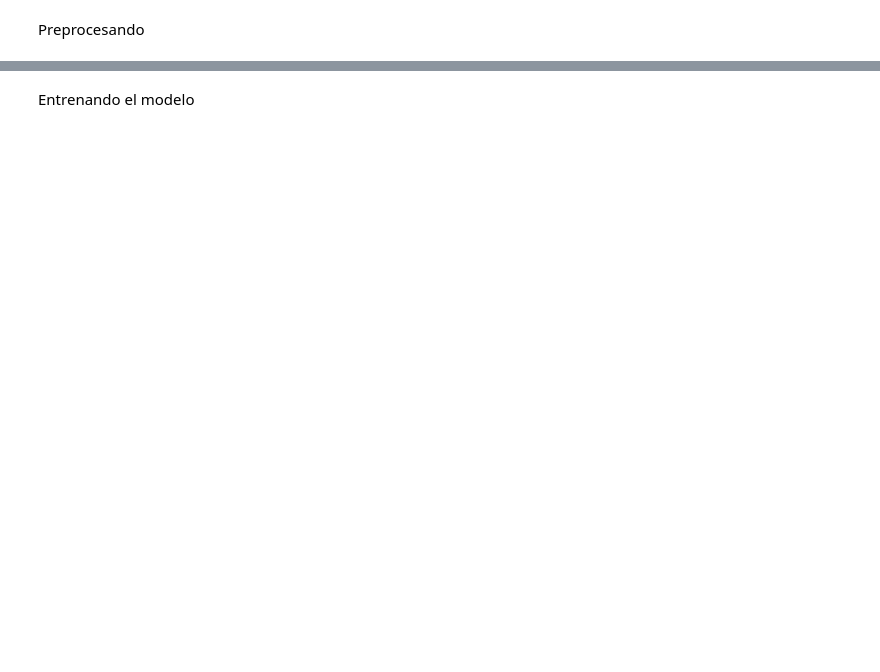
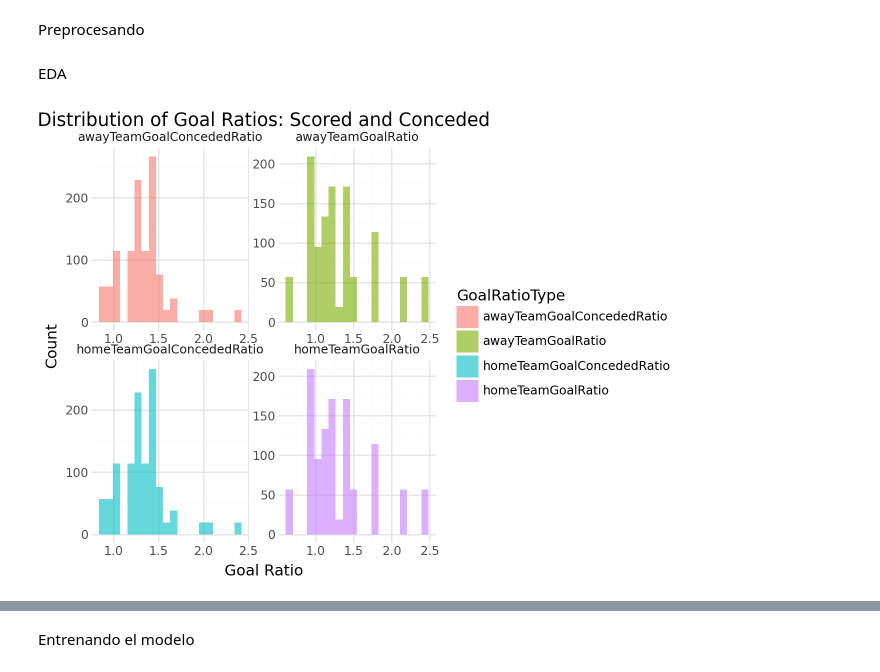
Before and after one commit to edus20/FinalDataScience, a Jupyter notebook: main.ipynb, the cells around one changed output, grey strips where cells are left out. Cells and saved outputs as stored; diff of their text form; code cells hidden in the pictures; blank space fills up the shorter version.

```diff
--- a/main.ipynb
+++ b/main.ipynb
@@ -17,21 +35,38 @@ import pickle
 # %% [markdown]
 API Token
 # %%
-api = "d073f379a0e94969beb4956bda52ef0f"
+load_dotenv()
+
+api = os.getenv("API_KEY")
 headers = {"X-Auth-Token": api}
 # %% [markdown]
 Obtengo todos los datos
 # %%
 df = pd.DataFrame()
-for year in range(2022, 2025):
+for year in range(2023, 2026):
     url = f'https://api.football-data.org/v4/competitions/PD/matches?season={year}'
 
-    response = requests.get(url, headers=headers)
-    data = response.json()
+    try:
+        response = requests.get(url, headers=headers)
+        if response.status_code != 200:
+            print(f"Error for year {year}: {response.status_code} - {response.text}")
+            continue
 
-    matches = data["matches"]
-    df_season = pd.DataFrame(matches)
-    df = pd.concat([df, df_season], ignore_index=True)
+        data = response.json()
+        if not isinstance(data, dict) or 'matches' not in data:
+            print(f"Unexpected response for year {year}: {data}")
+            continue
+
+        matches = data["matches"]
+        if not matches:
+            print(f"No matches for year {year}")
+            continue
+
+        df_season = pd.DataFrame(matches)
+        df = pd.concat([df, df_season], ignore_index=True)
+    except Exception as e:
+        print(f"Exception for year {year}: {e}")
+        continue
 # %% [markdown]
 Formateando columna 'season'
 # %%
@@ -130,13 +165,11 @@ for team in teams:
         df.loc[(df["awayTeam"] == team) & (df["season"] == season), "awayTeamGoalRatioperSeason"] = total_goals_per_season / total_matches_finished_per_season_len
         df.loc[(df["homeTeam"] == team) & (df["season"] == season), "totalHomeTeamGoalsAtHomeperSeason"] = total_home_team_goals_per_season
         df.loc[(df["awayTeam"] == team) & (df["season"] == season), "totalAwayTeamGoalsAwayperSeason"] = total_away_team_goals_per_season
-        df.loc[(df["homeTeam"] == team) & (df["season"] == season), "homeTeamGoalRatioAtHome"] = total_home_team_goals / len(total_matches_home_per_season)
-        df.loc[(df["awayTeam"] == team) & (df["season"] == season), "awayTeamGoalRatioAway"] = total_away_team_goals / len(total_matches_away_per_season)
         df.loc[(df["homeTeam"] == team) & (df["season"] == season), "totalHomeTeamGoalsConcededperSeason"] = total_goals_conceded_per_season
         df.loc[(df["awayTeam"] == team) & (df["season"] == season), "totalAwayTeamGoalsConcededperSeason"] = total_goals_conceded_per_season
         df.loc[(df["homeTeam"] == team) & (df["season"] == season), "homeTeamGoalConcededRatioperSeason"] = total_goals_conceded_per_season / total_matches_finished_per_season_len
         df.loc[(df["awayTeam"] == team) & (df["season"] == season), "awayTeamGoalConcededRatioperSeason"] = total_goals_conceded_per_season / total_matches_finished_per_season_len
         df.loc[(df["homeTeam"] == team) & (df["season"] == season), "totalHomeTeamGoalsConcededAtHomeperSeason"] = total_home_team_goals_per_season
         df.loc[(df["awayTeam"] == team) & (df["season"] == season), "totalAwayTeamGoalsConcededAwayperSeason"] = total_away_team_goals_per_season
-        df.loc[(df["homeTeam"] == team) & (df["season"] == season), "homeTeamGoalConcededRatioAtHome"] = total_home_team_goals_conceded_per_season / len(total_matches_home_per_season)
-        df.loc[(df["awayTeam"] == team) & (df["season"] == season), "awayTeamGoalConcededRatioAway"] = total_away_team_goals_conceded_per_season / len(total_matches_away_per_season)
+        df.loc[(df["homeTeam"] == team) & (df["season"] == season), "homeTeamGoalConcededRatioAtHomeperSeason"] = total_home_team_goals_conceded_per_season / len(total_matches_home_per_season)
+        df.loc[(df["awayTeam"] == team) & (df["season"] == season), "awayTeamGoalConcededRatioAwayperSeason"] = total_away_team_goals_conceded_per_season / len(total_matches_away_per_season)
@@ -154,3 +301,11 @@ y = df_train["winner"]
 x = df_train.drop(columns=["winner"])
 
 x_train, x_test, y_train, y_test = train_test_split(x, y, test_size=0.3, random_state=42)
+# %% [markdown]
+EDA
+# %%
+columns_to_plot = ['homeTeamGoalRatio', 'awayTeamGoalRatio', 'homeTeamGoalConcededRatio', 'awayTeamGoalConcededRatio']
+df_melted = df.melt(value_vars=columns_to_plot, var_name='GoalRatioType', value_name='Ratio')
+ggplot(df_melted, aes(x='Ratio', fill='GoalRatioType')) + geom_histogram(alpha=0.6, bins=20, position='identity') + facet_wrap('~GoalRatioType', scales='free') + labs(title='Distribution of Goal Ratios: Scored and Conceded', x='Goal Ratio', y='Count') + theme_minimal()
+# %% [output]
+[figure, added]
```
Also changed, not shown: parts of 14 cells of this notebook.
